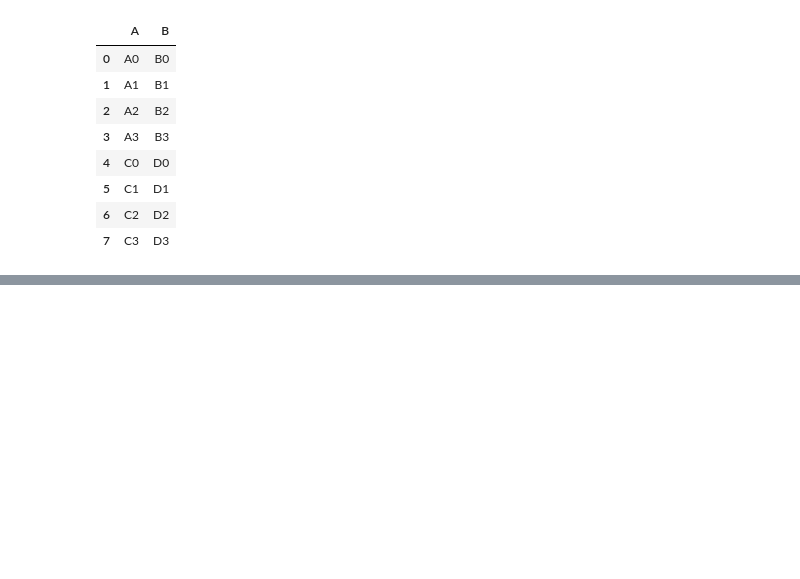
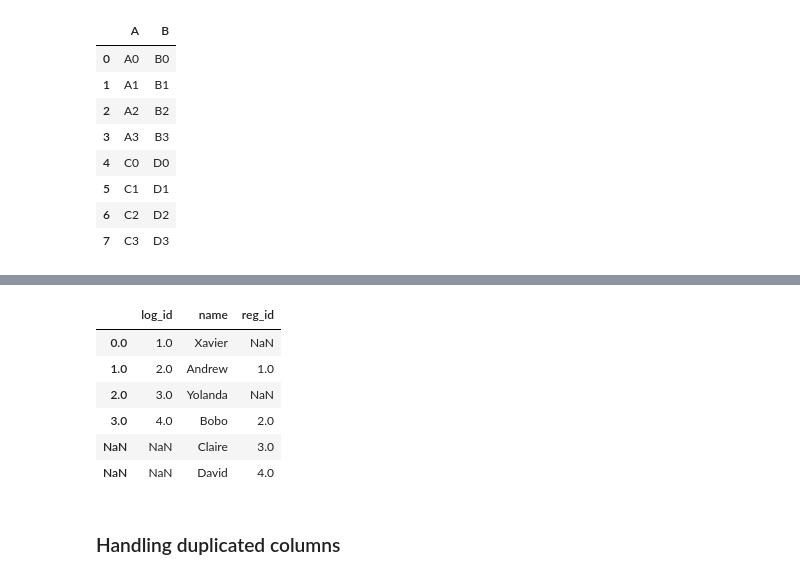
Before and after one commit to ravi0531rp/DataScienceComplete, a Jupyter notebook: Data_Science_ML_Based/002. Pandas Codes.ipynb, the cells around one changed output, grey strips where cells are left out. Drawn from its saved outputs; the diff is of its cells as text; code cells hidden in the pictures; blank space fills up the shorter version.

```diff
--- a/Data_Science_ML_Based/002. Pandas Codes.ipynb
+++ b/Data_Science_ML_Based/002. Pandas Codes.ipynb
@@ -1760,0 +1844,12 @@ mydf
+# %%
+pd.merge(logins,registrations,how='outer',left_on='name',right_index=True) #
+# %% [output]
+|  | log_id | name | reg_id |
+| 0.0 | 1.0 | Xavier | NaN |
+| 1.0 | 2.0 | Andrew | 1.0 |
+| 2.0 | 3.0 | Yolanda | NaN |
+| 3.0 | 4.0 | Bobo | 2.0 |
+| NaN | NaN | Claire | 3.0 |
+| NaN | NaN | David | 4.0 |
+# %% [markdown]
+### Handling duplicated columns
```
Also changed, not shown: parts of 25 cells of this notebook.
